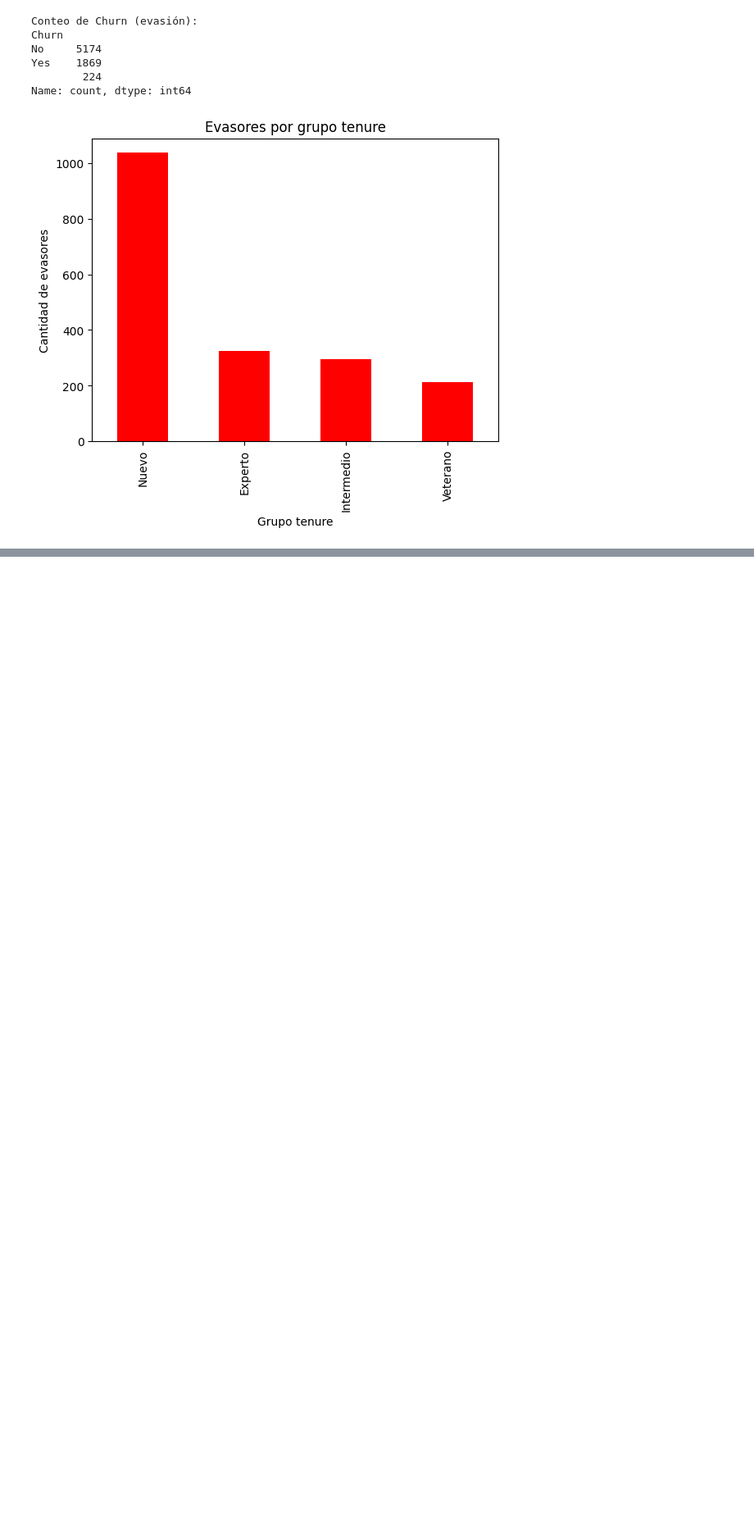
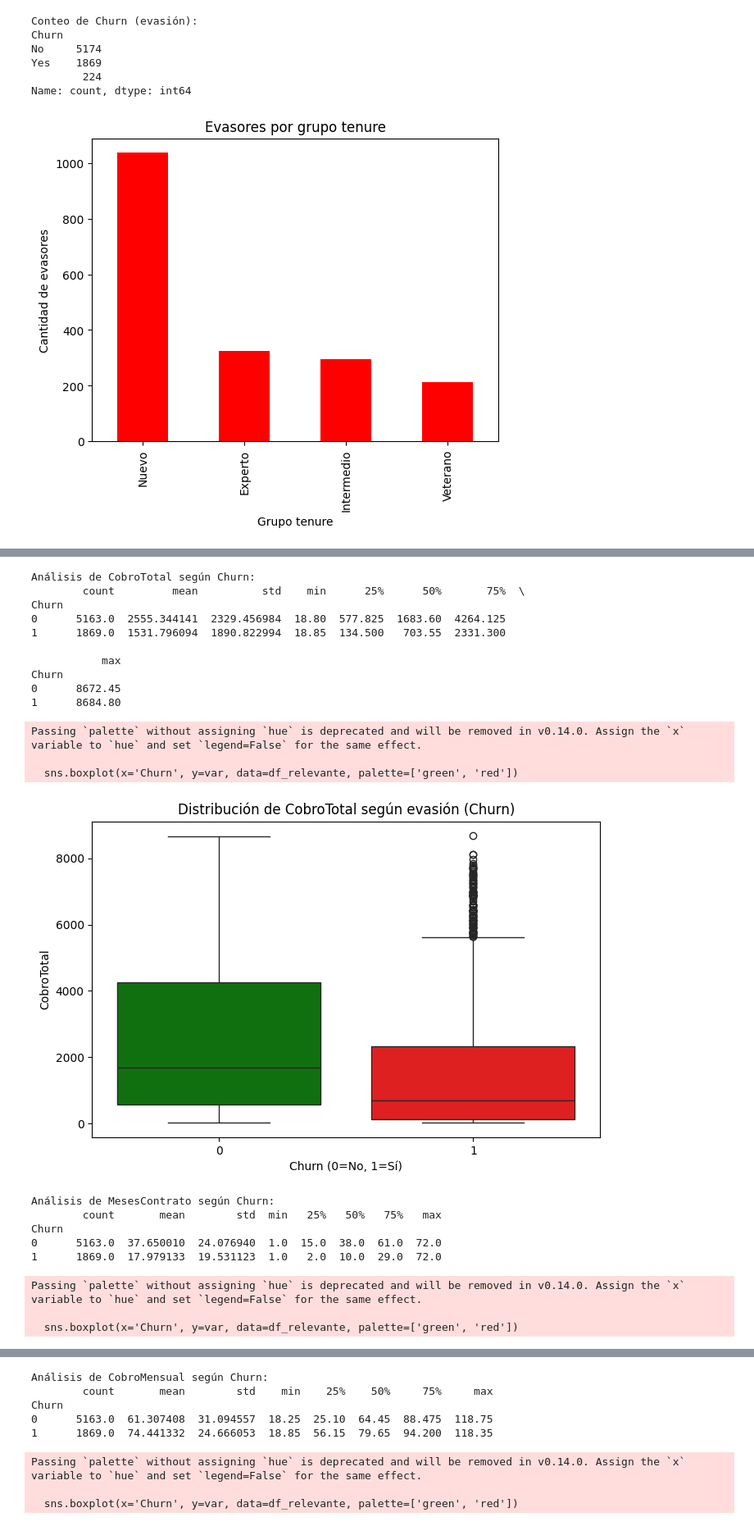
Before and after one commit to NICKLEESON1970/TelecomX_Data, a Jupyter notebook: TelecomX_LATAM.ipynb, the cells around one changed output, grey strips where cells are left out. Shown at 82% size. Saved outputs shown, nothing was run; the diff lists cells and outputs as text; code cells hidden in the pictures; blank space fills up the shorter version.

```diff
--- a/TelecomX_LATAM.ipynb
+++ b/TelecomX_LATAM.ipynb
@@ -140,0 +348,41 @@ Name: count, dtype: int64
+# %%
+import matplotlib.pyplot as plt
+import seaborn as sns
+
+# Variables numéricas a analizar
+variables_numericas = ['CobroTotal', 'MesesContrato', 'CobroMensual', 'CobroDiario']
+
+for var in variables_numericas:
+    print(f"\nAnálisis de {var} según Churn:")
+    print(df_relevante.groupby('Churn')[var].describe())
+
+    # Gráfico de caja para comparar distribuciones
+    plt.figure(figsize=(8,5))
+    sns.boxplot(x='Churn', y=var, data=df_relevante, palette=['green', 'red'])
+    plt.title(f'Distribución de {var} según evasión (Churn)')
+    plt.xlabel('Churn (0=No, 1=Sí)')
+    plt.ylabel(var)
+    plt.show()
+# %% [output]
+Análisis de CobroTotal según Churn:
+        count         mean          std    min      25%      50%       75%  \
+Churn
+0      5163.0  2555.344141  2329.456984  18.80  577.825  1683.60  4264.125
+1      1869.0  1531.796094  1890.822994  18.85  134.500   703.55  2331.300
+
+           max
+Churn
+0      8672.45
+1      8684.80
+Passing `palette` without assigning `hue` is deprecated and will be removed in v0.14.0. Assign the `x` variable to `hue` and set `legend=False` for the same effect.
+
+  sns.boxplot(x='Churn', y=var, data=df_relevante, palette=['green', 'red'])
+[figure, added]
+Análisis de MesesContrato según Churn:
+        count       mean        std  min   25%   50%   75%   max
+Churn
+0      5163.0  37.650010  24.076940  1.0  15.0  38.0  61.0  72.0
+1      1869.0  17.979133  19.531123  1.0   2.0  10.0  29.0  72.0
+Passing `palette` without assigning `hue` is deprecated and will be removed in v0.14.0. Assign the `x` variable to `hue` and set `legend=False` for the same effect.
+
+  sns.boxplot(x='Churn', y=var, data=df_relevante, palette=['green', 'red'])
@@ -140,0 +390,8 @@ Name: count, dtype: int64
+Análisis de CobroMensual según Churn:
+        count       mean        std    min    25%    50%     75%     max
+Churn
+0      5163.0  61.307408  31.094557  18.25  25.10  64.45  88.475  118.75
+1      1869.0  74.441332  24.666053  18.85  56.15  79.65  94.200  118.35
+Passing `palette` without assigning `hue` is deprecated and will be removed in v0.14.0. Assign the `x` variable to `hue` and set `legend=False` for the same effect.
+
+  sns.boxplot(x='Churn', y=var, data=df_relevante, palette=['green', 'red'])
```
Also changed, not shown: parts of 8 cells of this notebook.
